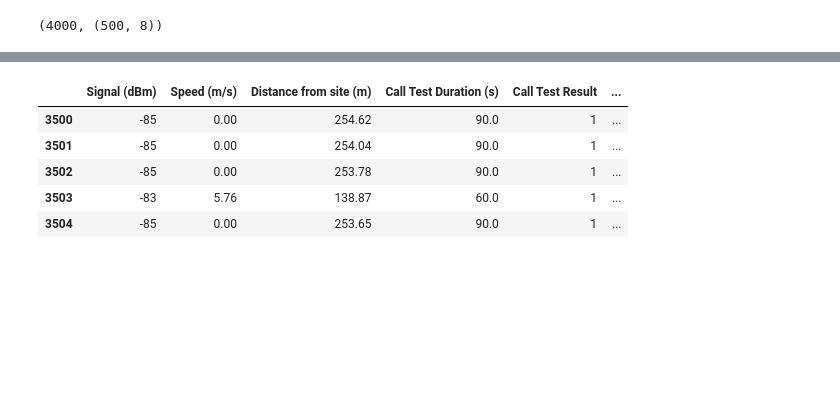
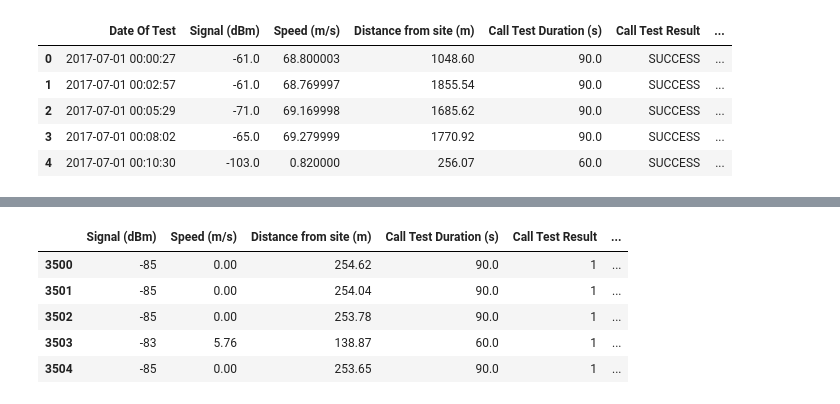
Before and after one commit to ezequiasjunior/ica2019.2, a Jupyter notebook: data_preprocessing.ipynb, the cells around one changed output, grey strips where cells are left out. Cells and saved outputs as stored; diff of their text form; code cells hidden in the pictures; blank space fills up the shorter version.

```diff
--- a/data_preprocessing.ipynb
+++ b/data_preprocessing.ipynb
@@ -17,7 +47,11 @@ data = pd.read_excel('dataset_re_full2.xlsx')
-# %%
-# datahw01 = data.iloc[60000:64000,:] # 4k do meio
-# datahw01 = data.iloc[3500:4000,:]      # 4k inicio
-datahw_01 = pd.read_excel('dataset_hw01.xlsx') # Usando apenas 500 obs
-datahw01.size, datahw01.shape
-# %% [output]
-(4000, (500, 8))
+# %%
+# Importing data:
+# data = pd.read_excel('mos_dataset.xlsx')
+data.head()
+# %% [output]
+|  | Date Of Test | Signal (dBm) | Speed (m/s) | Distance from site (m) | Call Test Duration (s) | Call Test Result | ... |
+| 0 | 2017-07-01 00:00:27 | -61.0 | 68.800003 | 1048.60 | 90.0 | SUCCESS | ... |
+| 1 | 2017-07-01 00:02:57 | -61.0 | 68.769997 | 1855.54 | 90.0 | SUCCESS | ... |
+| 2 | 2017-07-01 00:05:29 | -71.0 | 69.169998 | 1685.62 | 90.0 | SUCCESS | ... |
+| 3 | 2017-07-01 00:08:02 | -65.0 | 69.279999 | 1770.92 | 90.0 | SUCCESS | ... |
+| 4 | 2017-07-01 00:10:30 | -103.0 | 0.820000 | 256.07 | 60.0 | SUCCESS | ... |
```
Also changed, not shown: parts of 16 cells of this notebook, 4 other files.
